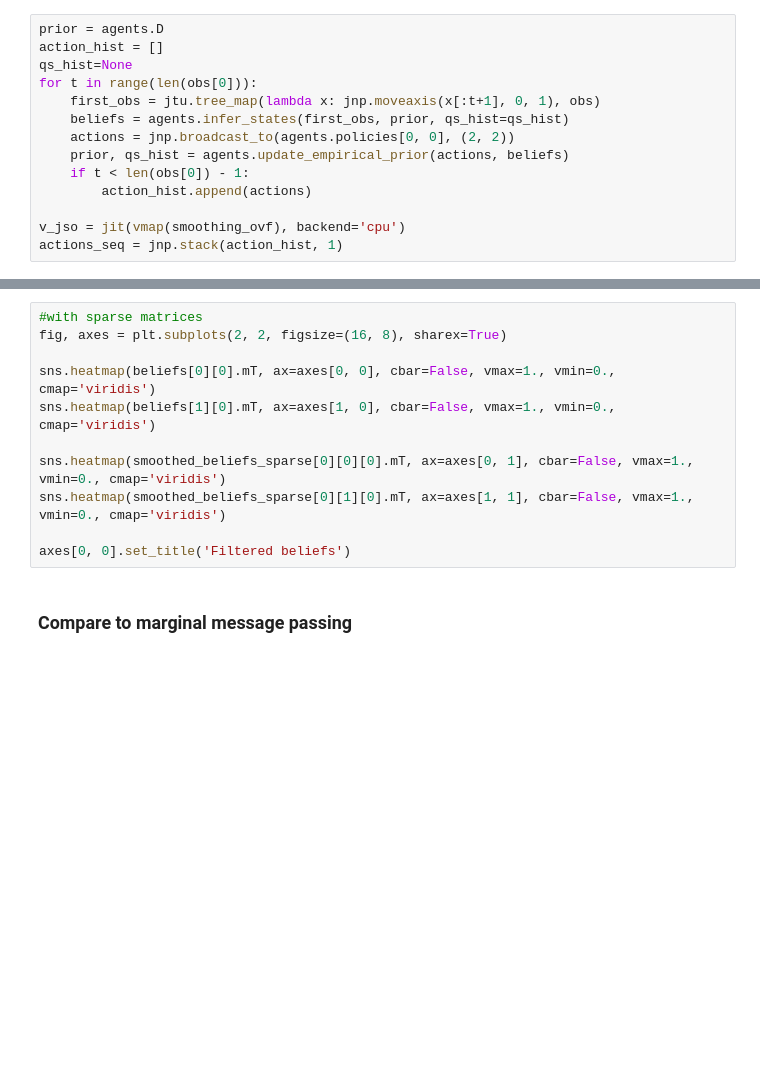
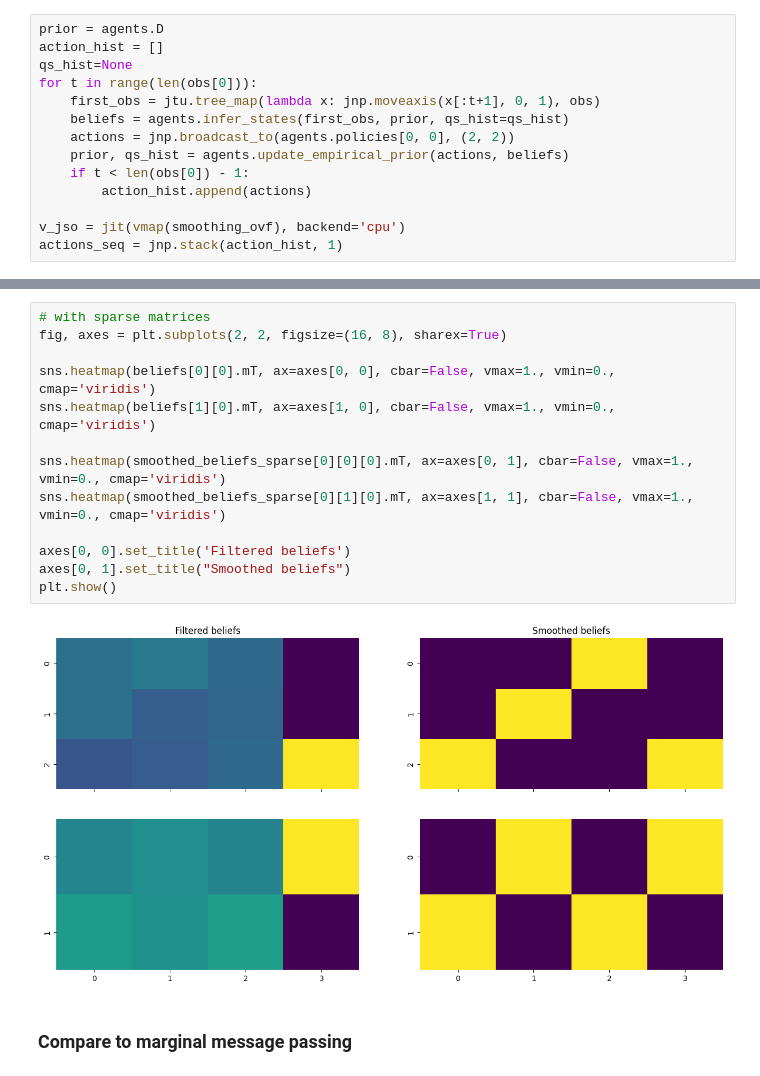
Before and after one commit to infer-actively/pymdp, a Jupyter notebook: examples/inference_and_learning/inference_methods_comparison.ipynb, the cells around one changed output, grey strips where cells are left out. Cells and saved outputs as stored; diff of their text form; blank space fills up the shorter version.

```diff
--- a/examples/inference_and_learning/inference_methods_comparison.ipynb
+++ b/examples/inference_and_learning/inference_methods_comparison.ipynb
@@ -108,14 +118,18 @@ axes[0, 0].set_title('Filtered beliefs')
 # %%
-#with sparse matrices
+# with sparse matrices
 fig, axes = plt.subplots(2, 2, figsize=(16, 8), sharex=True)
 
 sns.heatmap(beliefs[0][0].mT, ax=axes[0, 0], cbar=False, vmax=1., vmin=0., cmap='viridis')
 sns.heatmap(beliefs[1][0].mT, ax=axes[1, 0], cbar=False, vmax=1., vmin=0., cmap='viridis')
 
 sns.heatmap(smoothed_beliefs_sparse[0][0][0].mT, ax=axes[0, 1], cbar=False, vmax=1., vmin=0., cmap='viridis')
 sns.heatmap(smoothed_beliefs_sparse[0][1][0].mT, ax=axes[1, 1], cbar=False, vmax=1., vmin=0., cmap='viridis')
 
 axes[0, 0].set_title('Filtered beliefs')
+axes[0, 1].set_title("Smoothed beliefs")
+plt.show()
+# %% [output]
+[figure, added]
 # %% [markdown]
 ### Compare to marginal message passing
 # %%
```
Also changed, not shown: parts of 13 cells of this notebook.
